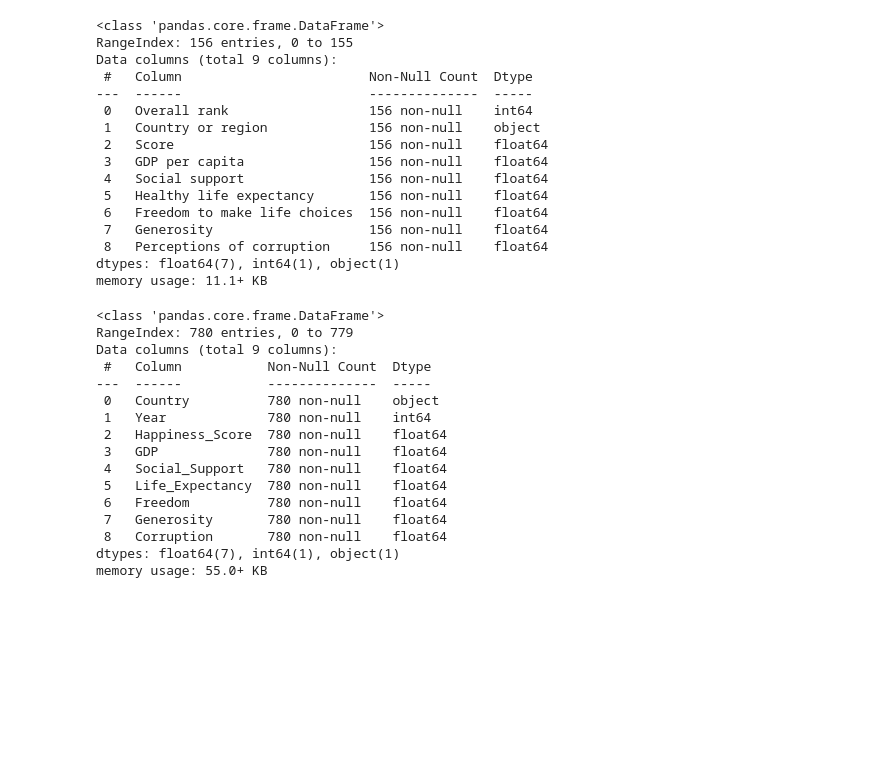
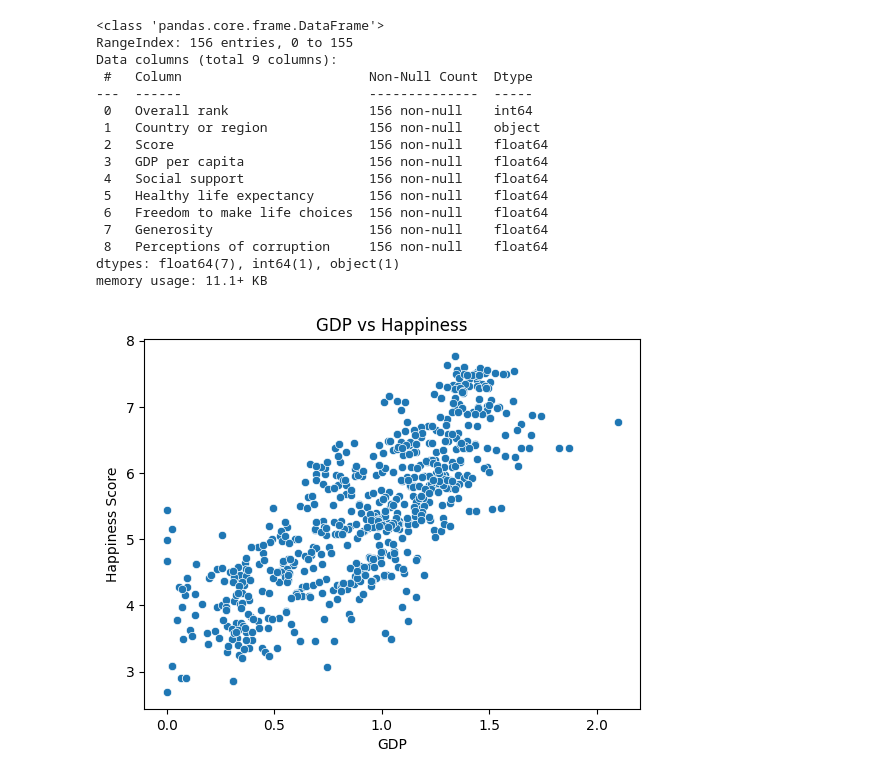
Before and after one commit to Sakshii248/world-happiness-analysis, a Jupyter notebook: world_happiness_analysis.ipynb, the cells around one changed output. Saved outputs shown, nothing was run; the diff lists cells and outputs as text; code cells hidden in the pictures; blank space fills up the shorter version.

```diff
--- a/world_happiness_analysis.ipynb
+++ b/world_happiness_analysis.ipynb
@@ -75,47 +75,71 @@ def clean_modern(df, year):
     })
 
     df['Year'] = year
 
     # Ensure structure consistency
     df = df.reindex(columns=[
         'Country', 'Year', 'Happiness_Score', 'GDP',
         'Social_Support', 'Life_Expectancy',
         'Freedom', 'Generosity', 'Corruption'
     ])
 
     return df
 df_all = pd.concat([df_2020, df_2021, df_2022, df_2023, df_2024], ignore_index=True)
 
 df_all.head()
 df_all.shape #shows row and column numbers
 df_all.sample(5) #shows random n data values
 df_all.columns #shows column names
 df_all.isnull().sum() #shows null values
 df_cleaned = df_all.copy()
 
 # Fill numerical columns with mean
 numeric_cols = df_cleaned.select_dtypes(include=['float64', 'int64']).columns
 
 for col in numeric_cols:
     df_cleaned[col] = df_cleaned[col].fillna(df_cleaned[col].mean())
 df_cleaned.isnull().sum()
 df_all.duplicated().sum() #shows duplicate values
 df_cleaned = df_cleaned.drop_duplicates() #drop duplicate values
-df_cleaned.info()
+#df_cleaned.info()
+df_cleaned.describe() #describe cleaned data
+
+#Distribution (Histogram)
+import matplotlib.pyplot as plt
+
+"""df_cleaned['Happiness_Score'].hist()
+plt.title('Distribution of Happiness Score')
+plt.xlabel('Happiness Score')
+plt.ylabel('Frequency')
+#plt.show()"""
+
+#Boxplot (Detect Outliers)
+import seaborn as sns
+
+"""sns.boxplot(x=df_cleaned['Happiness_Score'])
+plt.title('Boxplot of Happiness Score')
+#plt.show()
+
+#Correlation Heatmap
+plt.figure(figsize=(10,6))
+
+corr = df_cleaned.corr(numeric_only=True)
+
+sns.heatmap(corr, annot=True, cmap='coolwarm')
+
+plt.title('Correlation Heatmap')
+#plt.show()
+
+corr['Happiness_Score'].sort_values(ascending=False) #checks corelation with happiness"""
+
+#Feature Relationships GDP vs happiness
+
+sns.scatterplot(x='GDP', y='Happiness_Score', data=df_cleaned)
+
+plt.title('GDP vs Happiness')
+plt.xlabel('GDP')
+plt.ylabel('Happiness Score')
+
+plt.show()
 # %% [output]
-<class 'pandas.core.frame.DataFrame'>
-RangeIndex: 780 entries, 0 to 779
-Data columns (total 9 columns):
- #   Column           Non-Null Count  Dtype
----  ------           --------------  -----
- 0   Country          780 non-null    object
- 1   Year             780 non-null    int64
- 2   Happiness_Score  780 non-null    float64
- 3   GDP              780 non-null    float64
- 4   Social_Support   780 non-null    float64
- 5   Life_Expectancy  780 non-null    float64
- 6   Freedom          780 non-null    float64
- 7   Generosity       780 non-null    float64
- 8   Corruption       780 non-null    float64
-dtypes: float64(7), int64(1), object(1)
-memory usage: 55.0+ KB
+[figure, added]
```
Also changed, not shown: parts of 4 cells of this notebook.
